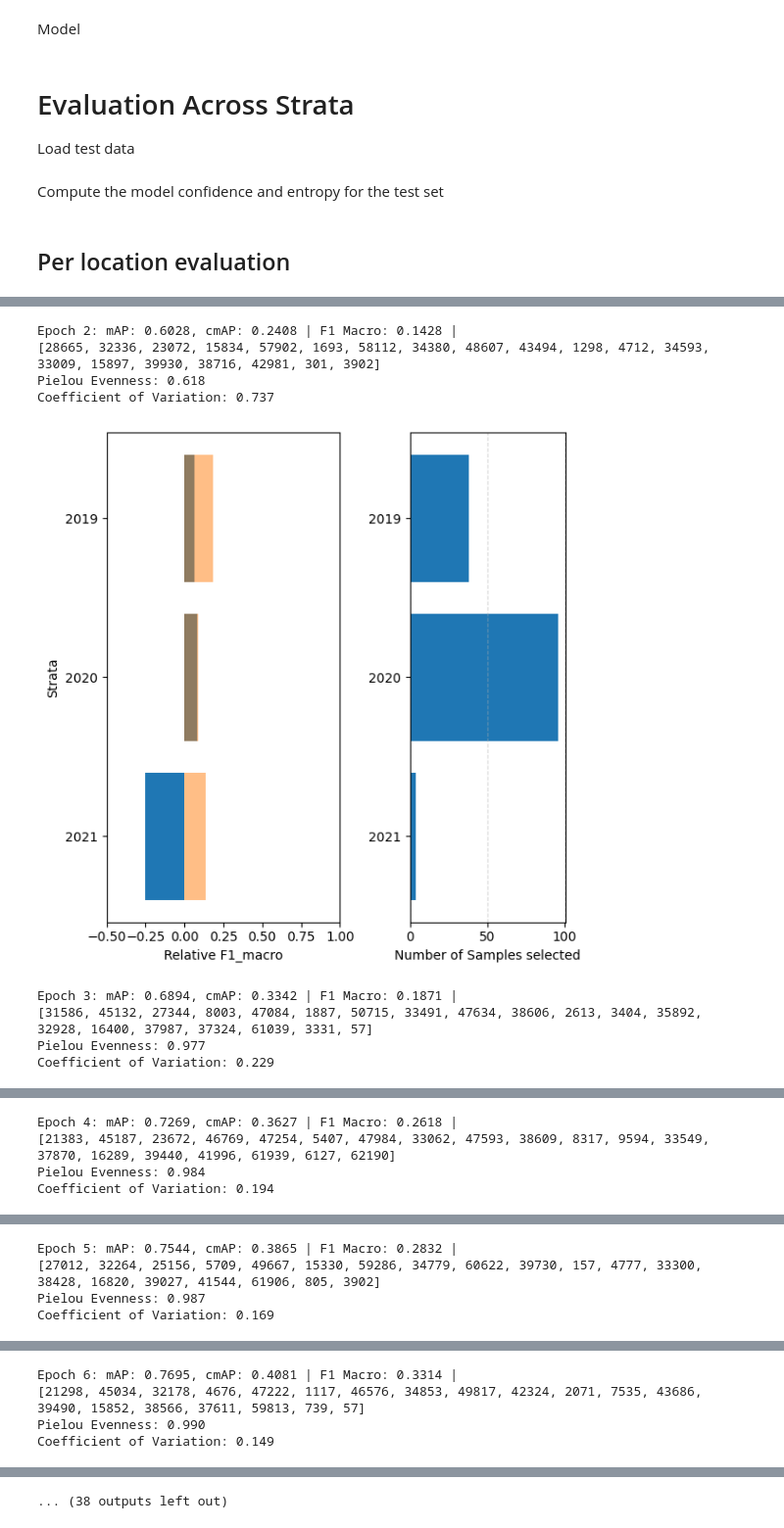
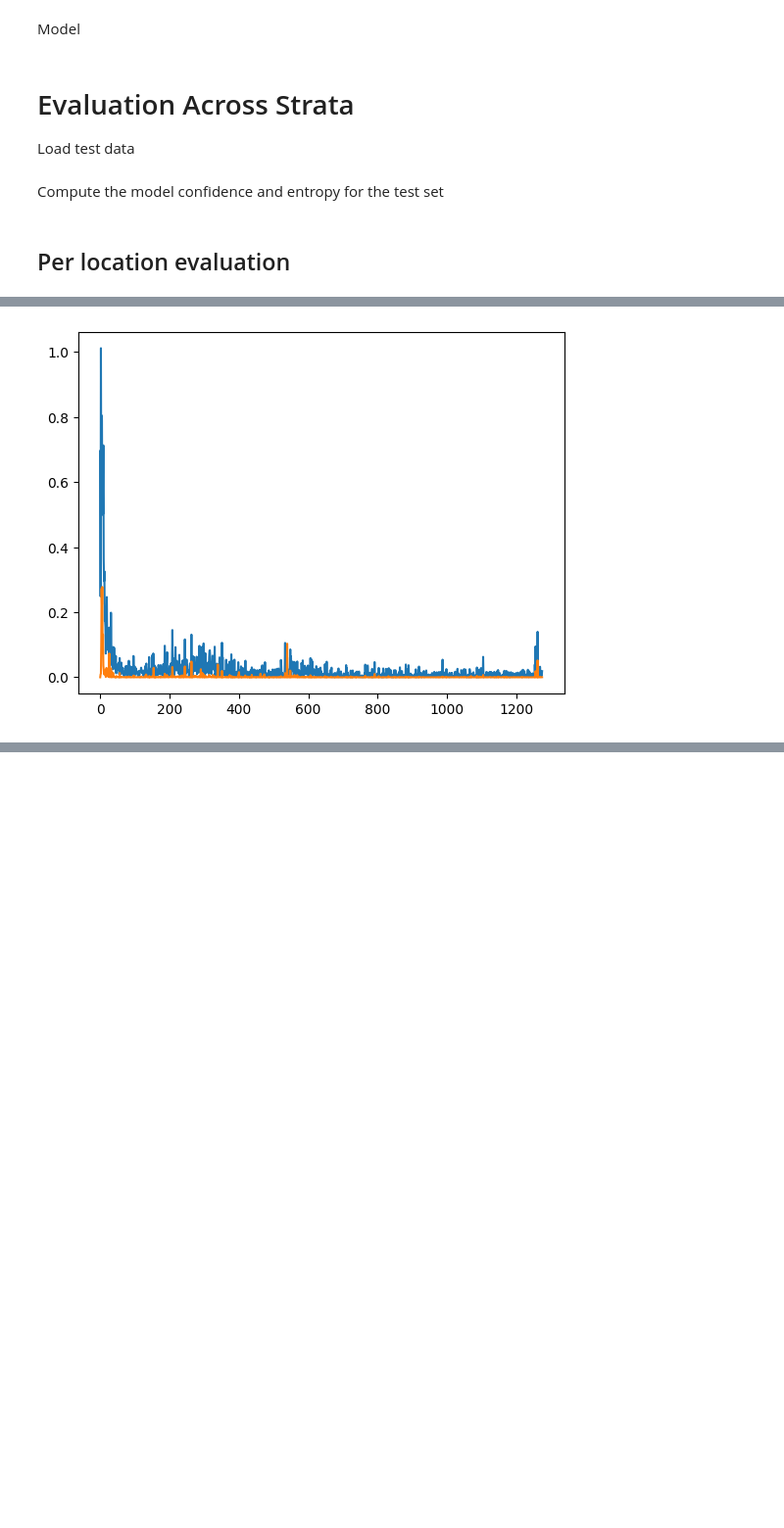
Before and after one commit to BenMcEwen1/Stratified-Sampling, a Jupyter notebook: spatiotemporal_stratified.ipynb, the cells around one changed output, grey strips where cells are left out. Shown: that part at 98% size. Cells and saved outputs as stored; diff of their text form; code cells hidden in the pictures; blank space fills up the shorter version.

Commit message:
Stratified regularisation

```diff
--- a/spatiotemporal_stratified.ipynb
+++ b/spatiotemporal_stratified.ipynb
@@ -185,9 +185,10 @@ birdnet_bias = torch.tensor(birdnet_bias, dtype=torch.float32).to(device)
 
 
 class ClassificationHead(nn.Module):
-    def __init__(self, input_size, output_size, weight_matrix=None, bias_vector=None):
+    def __init__(self, input_size, output_size, hidden_size=256, weight_matrix=None, bias_vector=None):
         super(ClassificationHead, self).__init__()
-        self.fc = nn.Linear(input_size, output_size)
+        self.hidden = nn.Linear(input_size, hidden_size)
+        self.fc = nn.Linear(hidden_size, output_size)
 
         if weight_matrix is not None:
             with torch.no_grad():  # Disable gradient tracking during initialization
@@ -198,6 +199,7 @@ class ClassificationHead(nn.Module):
                 self.fc.bias = nn.Parameter(torch.tensor(bias_vector, dtype=torch.float32))
 
     def forward(self, x):
+        x = self.hidden(x)
         x = self.fc(x)
         return x
 # %% [markdown]
@@ -376,10 +392,10 @@ def coefficient_of_variation(values):
 # %%
 # --- Model Hyperparameters ---
 learning_rate = 0.01
-num_epochs = 25
-max_samples = 2000
+num_epochs = 50
+
 lambda_reg_weights = 0.0005
-lambda_reg_biais = 0.0005
+lambda_reg_bias = 0.0005
 initialisation = False
 
 input_dim = tensor_x_train.shape[1]
@@ -392,7 +408,8 @@ else:
     model = ClassificationHead(input_size=input_dim, output_size=num_classes, weight_matrix=None, bias_vector=None).to(device)
 
 criterion = nn.BCEWithLogitsLoss()
+strata_criterion = nn.BCEWithLogitsLoss(reduction='none')
 optimizer = optim.Adam(model.parameters(), lr=learning_rate)
 
 from torch.optim.lr_scheduler import ReduceLROnPlateau
-scheduler = ReduceLROnPlateau(optimizer, mode='max', factor=0.5, patience=1, min_lr=0.001)
+scheduler = ReduceLROnPlateau(optimizer, mode='max', factor=0.5, patience=2, min_lr=0.001)
@@ -474,8 +516,11 @@ Coefficient of Variation: 0.508
 all_selected = indices.copy()
 strata_selected = {}
 
+BCE_loss = []
+strat_loss = []
+
 for epoch in tqdm(range(num_epochs), disable=True):
-    for i, (inputs, labels) in enumerate(train_loader):
+    for i, (inputs, labels, batched_idx) in enumerate(train_loader):
         model.train()
         inputs, labels = inputs.to(device), labels.to(device)
         optimizer.zero_grad()
@@ -484,21 +529,18 @@ for epoch in tqdm(range(num_epochs), disable=True):
         loss = criterion(outputs.float(), labels.float())
 
         if initialisation:
-            reg = lambda_reg_weights*torch.norm(model.fc.weight - birdnet_weights,2) + lambda_reg_biais*torch.norm(model.fc.bias - birdnet_bias,2)
+            reg = lambda_reg_weights*torch.norm(model.fc.weight - birdnet_weights,2) + lambda_reg_bias*torch.norm(model.fc.bias - birdnet_bias,2)
             total_loss = loss + reg
         else:
-            total_loss = loss
+            # lambda_weight = epoch
+            stratified_loss = stratified_regularisation(outputs, labels, batched_idx, sorted_indices_train, mode="var", lambda_reg=1)
+            total_loss = loss + stratified_loss
 
-        # Backward pass and optimization
+            BCE_loss.append(loss.detach().cpu().numpy())
+            strat_loss.append(stratified_loss.detach().cpu().numpy())
+
         total_loss.backward()
         optimizer.step()
-
-        # # Validation phase
-        # model.eval()
-        # epoch_probs = []
-        # epoch_labels = []
-        # epoch_max = []
-        # val_loss = 0.0
 
     # --- Eval ---
     y_pred_test, _, uncertainty, = predictions(tensor_x_test, tensor_y_test, model=model)
@@ -511,10 +553,9 @@ for epoch in tqdm(range(num_epochs), disable=True):
     mAP = average_precision_score(label, probs, average="weighted", sample_weight=None)
     cmAP = average_precision_score(label, probs, average="macro", sample_weight=None)
     F1_macro = f1_score(label, preds, average="macro")
-    print(f"Epoch {epoch+1}: mAP: {mAP:.4f}, cmAP: {cmAP:.4f} | F1 Macro: {F1_macro:.4f} |")
 
     scheduler.step(mAP)
-    # print(scheduler.get_last_lr())
+    print(f"Epoch {epoch+1}: mAP: {mAP:.4f}, cmAP: {cmAP:.4f} | F1 Macro: {F1_macro:.4f} | {scheduler.get_last_lr()[0]}")
 
 
     # --- Resampling ---
@@ -522,7 +563,7 @@ for epoch in tqdm(range(num_epochs), disable=True):
         strata_idx = sampling.stratified(model, sorted_indices_train, method=sub_sampling_mode, indices=all_selected)
 
         # # Filter by strata
-        # strata = "INCT17"
+        # strata = "INCT41"
         # idx = strata_idx[strata]
         # embeddings = tensor_x_train[idx]
         # labels = tensor_y_train[idx]
@@ -543,7 +584,7 @@ for epoch in tqdm(range(num_epochs), disable=True):
         indices = idx
     all_selected += list(idx)
 
-    train_loader = DataLoader(Subset(TensorDataset(tensor_x_train, tensor_y_train), indices), batch_size=batch_size, shuffle=True)
+    train_loader = DataLoader(TensorDataset(tensor_x_train[all_selected], tensor_y_train[all_selected], torch.tensor(all_selected)), batch_size=batch_size, shuffle=True)
 
     # --- Evaluate on test set across strata ---
     for key, value in sorted_indices_train.items():
@@ -555,7 +596,10 @@ for epoch in tqdm(range(num_epochs), disable=True):
     elif strata_mode == "temporal":
         sorted_indices = temporal_split(test_filenames)
 
-    strata_mAP, strata_mAE = stratified_evaluation(sorted_indices, y_pred_test, tensor_y_test, uncertainty, indices_selected=strata_idx, init_mAP=initial_results["mAP"], metric="F1_macro", plot=True)
+    strata_mAP, strata_mAE = stratified_evaluation(sorted_indices, y_pred_test, tensor_y_test, uncertainty, indices_selected=strata_idx, init_mAP=None, metric="F1_macro", plot=True)
 
+    plt.plot(BCE_loss)
+    plt.plot(strat_loss)
+    plt.show()
     clear_output(wait=True)
 # %% [output]
@@ -568,9 +624 @@ Coefficient of Variation: 0.727
-Epoch 2: mAP: 0.6028, cmAP: 0.2408 | F1 Macro: 0.1428 |
-[28665, 32336, 23072, 15834, 57902, 1693, 58112, 34380, 48607, 43494, 1298, 4712, 34593, 33009, 15897, 39930, 38716, 42981, 301, 3902]
-Pielou Evenness: 0.618
-Coefficient of Variation: 0.737
-[figure, old version]
+[figure, new version]
-Epoch 3: mAP: 0.6894, cmAP: 0.3342 | F1 Macro: 0.1871 |
-[31586, 45132, 27344, 8003, 47084, 1887, 50715, 33491, 47634, 38606, 2613, 3404, 35892, 32928, 16400, 37987, 37324, 61039, 3331, 57]
-Pielou Evenness: 0.977
-Coefficient of Variation: 0.229
@@ -578,4 +624,0 @@ Coefficient of Variation: 0.229
-Epoch 4: mAP: 0.7269, cmAP: 0.3627 | F1 Macro: 0.2618 |
-[21383, 45187, 23672, 46769, 47254, 5407, 47984, 33062, 47593, 38609, 8317, 9594, 33549, 37870, 16289, 39440, 41996, 61939, 6127, 62190]
-Pielou Evenness: 0.984
-Coefficient of Variation: 0.194
@@ -583,4 +624,0 @@ Coefficient of Variation: 0.194
-Epoch 5: mAP: 0.7544, cmAP: 0.3865 | F1 Macro: 0.2832 |
-[27012, 32264, 25156, 5709, 49667, 15330, 59286, 34779, 60622, 39730, 157, 4777, 33300, 38428, 16820, 39027, 41544, 61906, 805, 3902]
-Pielou Evenness: 0.987
-Coefficient of Variation: 0.169
@@ -588,4 +624,0 @@ Coefficient of Variation: 0.169
-Epoch 6: mAP: 0.7695, cmAP: 0.4081 | F1 Macro: 0.3314 |
-[21298, 45034, 32178, 4676, 47222, 1117, 46576, 34853, 49817, 42324, 2071, 7535, 43686, 39490, 15852, 38566, 37611, 59813, 739, 57]
-Pielou Evenness: 0.990
-Coefficient of Variation: 0.149
@@ -593,2 +625 @@ Coefficient of Variation: 0.149
-... (38 outputs left out)
 # %%
```
Also changed, not shown: parts of 18 cells of this notebook, 6 other files.
